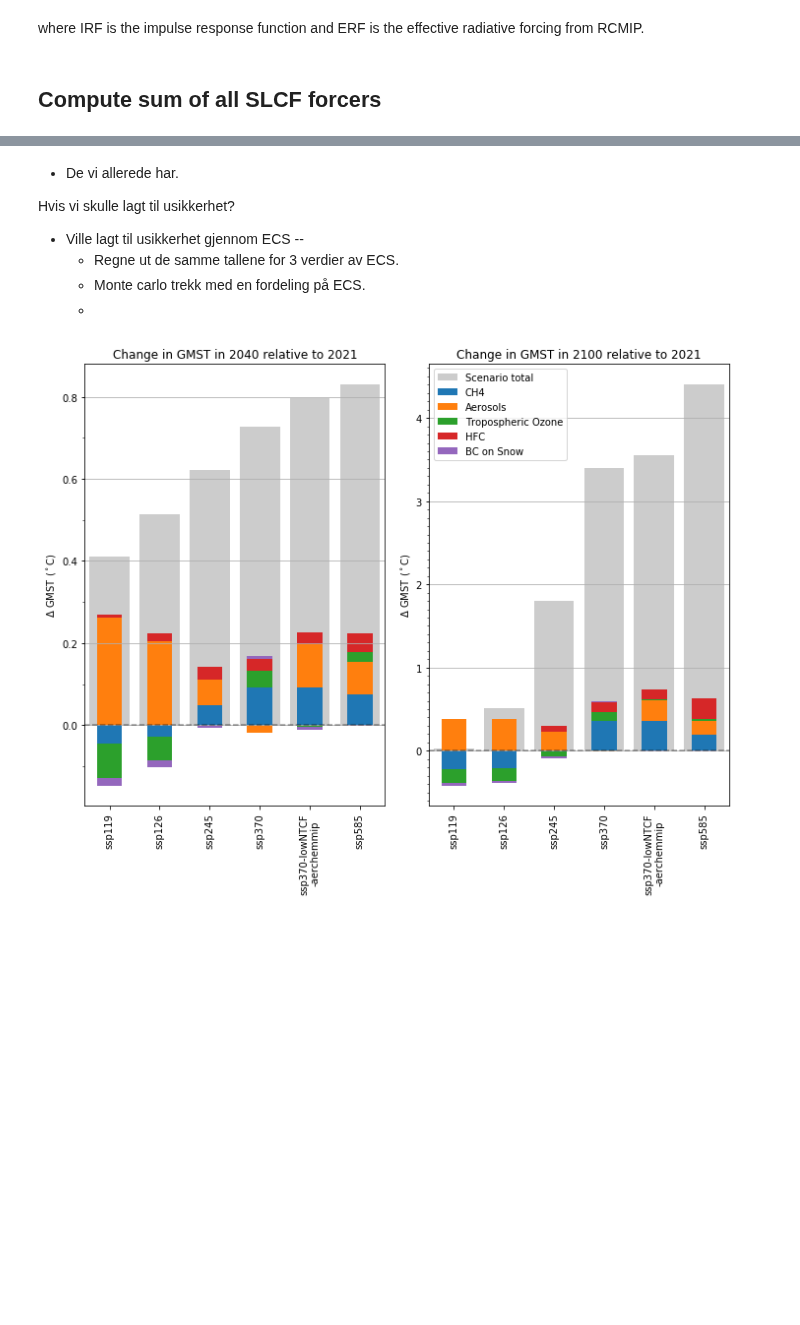
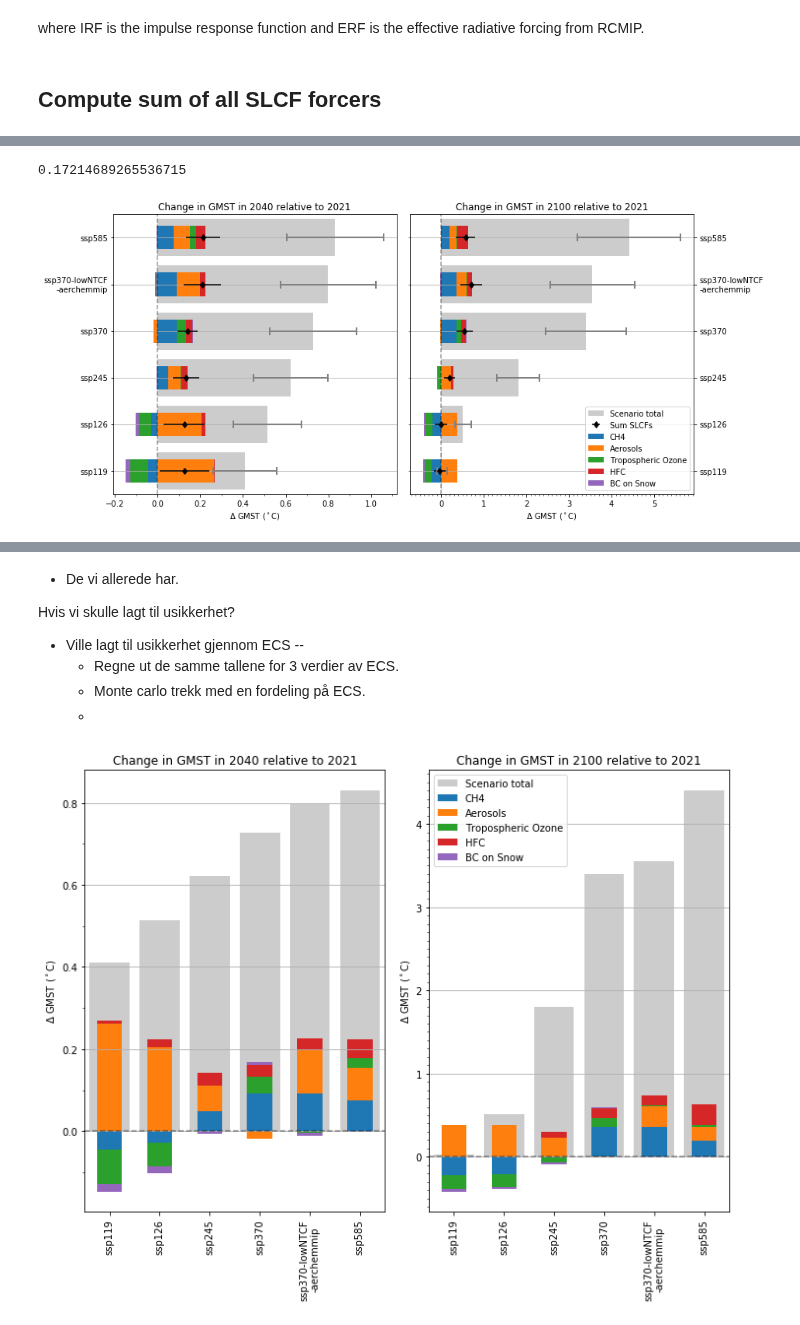
Before and after one commit to sarambl/AR6_CH6_RCMIPFIGS, a Jupyter notebook: ar6_ch6_rcmipfigs/notebooks/3-2_delta_T_plot_bar_stacked.ipynb, the cells around one changed output, grey strips where cells are left out. Cells and saved outputs as stored; diff of their text form; code cells hidden in the pictures; blank space fills up the shorter version.

```diff
--- a/ar6_ch6_rcmipfigs/notebooks/3-2_delta_T_plot_bar_stacked.ipynb
+++ b/ar6_ch6_rcmipfigs/notebooks/3-2_delta_T_plot_bar_stacked.ipynb
@@ -350,0 +304,16 @@ plt.savefig(fn, dpi=300)
+# %%
+def sigma_DT(dT, sig_alpha, mu_alpha, dim='climatemodel'):
+    sig_DT = dT.std(dim)
+    mu_DT = dT.mean(dim)
+    return ((sig_DT + mu_DT)*(sig_alpha+mu_alpha)- mu_DT*mu_alpha)/mu_alpha
+def sigma_com(sig_DT, mu_DT, sig_alpha, mu_alpha, dim='climatemodel'):
+    return (((sig_DT**2 + mu_DT**2)*(sig_alpha**2+mu_alpha**2)- mu_DT**2*mu_alpha**2)/mu_alpha**2)**(.5)
+sum_DT_std = table_of_sts(_ds, scenarios_nhist, [vall], ['Sum SLCFs'], years, ref_year, sts='std')
+sum_DT_mean = table_of_sts(_ds, scenarios_nhist, [vall], ['Sum SLCFs'], years, ref_year, sts='mean')
+tot_DT_std = table_of_sts(ds_DT, scenarios_nhist, ['Delta T|Anthropogenic'],['Total'], years, ref_year, sts='std')
+tot_DT_mean = table_of_sts(ds_DT, scenarios_nhist, ['Delta T|Anthropogenic'], ['Total'],years, ref_year, sts='mean')
+
+yerr_sum = sigma_com(sum_DT_std, sum_DT_mean, .24, .885 )
+yerr_tot = sigma_com(tot_DT_std, tot_DT_mean, .24, .885)#.rename('')
+
+#tab_sig_DT = setup_table_prop()
@@ -350,0 +357,58 @@ plt.savefig(fn, dpi=300)
+# %%
+sig_DT = 0.094
+mu_DT = 0.40
+sig_alph=0.14
+mu_alph = 0.885
+((sig_DT + mu_DT)*(sig_alph +mu_alph)- mu_DT*mu_alph)/mu_alph
+# %% [output]
+0.17214689265536715
+# %%
+from matplotlib import transforms
+from ar6_ch6_rcmipfigs.constants import RESULTS_DIR
+from matplotlib.ticker import (MultipleLocator)
+import matplotlib.pyplot as plt
+fig, axs = plt.subplots(1,len(years), figsize=[12,6], sharex=False, sharey=True)
+tits = ['Near Term surface temperature change (2040 relative to 2021)',
+       'Long Term surface T change 2100 relatie to 2021)']
+tits = ['Change in GMST in 2040 relative to 2021', 'Change in GMST in 2100 relative to 2021']
+for yr, ax, tit in zip(years, axs, tits):
+    ntot = 'Scenario total'
+    tot_yr = tab_tot.loc[yr].rename({'Total':ntot, 'ssp370-lowNTCF-aerchemmip':'ssp370-lowNTCF\n-aerchemmip'})
+    tot_sd_yr = yerr_tot.loc[yr].rename({'Total':ntot, 'ssp370-lowNTCF-aerchemmip':'ssp370-lowNTCF\n-aerchemmip'})
+    #l =ax.bar(tot_yr.transpose().index, tot_yr.transpose()[ntot].values, color='k', label='Scenario total', alpha=.2, yerr=tab_tot_sd)
+    sum_yr = tab_slcf_sum.loc[yr].rename({'Total':ntot, 'ssp370-lowNTCF-aerchemmip':'ssp370-lowNTCF\n-aerchemmip'})
+    sum_sd_yr = yerr_sum.loc[yr].rename({'Total':ntot, 'ssp370-lowNTCF-aerchemmip':'ssp370-lowNTCF\n-aerchemmip'})
+    ax.barh(tot_yr.transpose().index, tot_yr.transpose()[ntot].values, color='k', label='Scenario total', alpha=.2, xerr=tot_sd_yr.transpose()[ntot].values,
+           error_kw=dict(ecolor='gray', lw=2, capsize=5, capthick=2))
+    ntot = 'Sum SLCFs'
+    #ax.bar(sum_yr.transpose().index, sum_yr.transpose()[ntot].values, color='r', label=ntot, alpha=.2, yerr=sum_sd_yr.transpose()[ntot].values,
+    #      error_kw=dict(ecolor='r', lw=2, capsize=0, capthick=1))
+
+
+    s_x = sum_yr.transpose().index
+    s_y =  sum_yr.transpose()[ntot].values
+    s_err= sum_sd_yr.transpose()[ntot].values
+    ax.errorbar(s_y,s_x, xerr=s_err,label=ntot, color='k',fmt='d',  linestyle="None")#,
+          #error_kw=dict(ecolor='r', lw=2, capsize=0, capthick=1))
+
+    _tab = tab.loc[yr].transpose().rename({'ssp370-lowNTCF-aerchemmip':'ssp370-lowNTCF\n-aerchemmip'})
+
+    a = _tab.plot(kind='barh', stacked=True, ax=ax, legend=(yr!='2040'))#, grid=True)#stac)
+    if not yr=='2040':
+        ax.legend()#[l],labels=['Sce!!nario total'], loc = 4)#'lower right')
+
+    ax.axvline(0, linestyle='--', color='k', alpha=0.4)
+    ax.set_title(tit)
+    ax.set_xlabel('$\Delta$ GMST ($^\circ$C)')
+    ax.xaxis.set_minor_locator(MultipleLocator(.1))
+    ax.grid(axis='y', which='major')
+
+fn = RESULTS_DIR+'/figures/stack_bar_influence_years.png'
+plt.tight_layout()
+ax = plt.gca()
+
+ax.tick_params(axis='y',which='minor')#,bottom='off')
+ax.tick_params( labelright=True, right=True, left=False)
+plt.savefig(fn, dpi=300)
+# %% [output]
+[figure, added]
```
Also changed, not shown: parts of 41 cells of this notebook, 46 other files.
